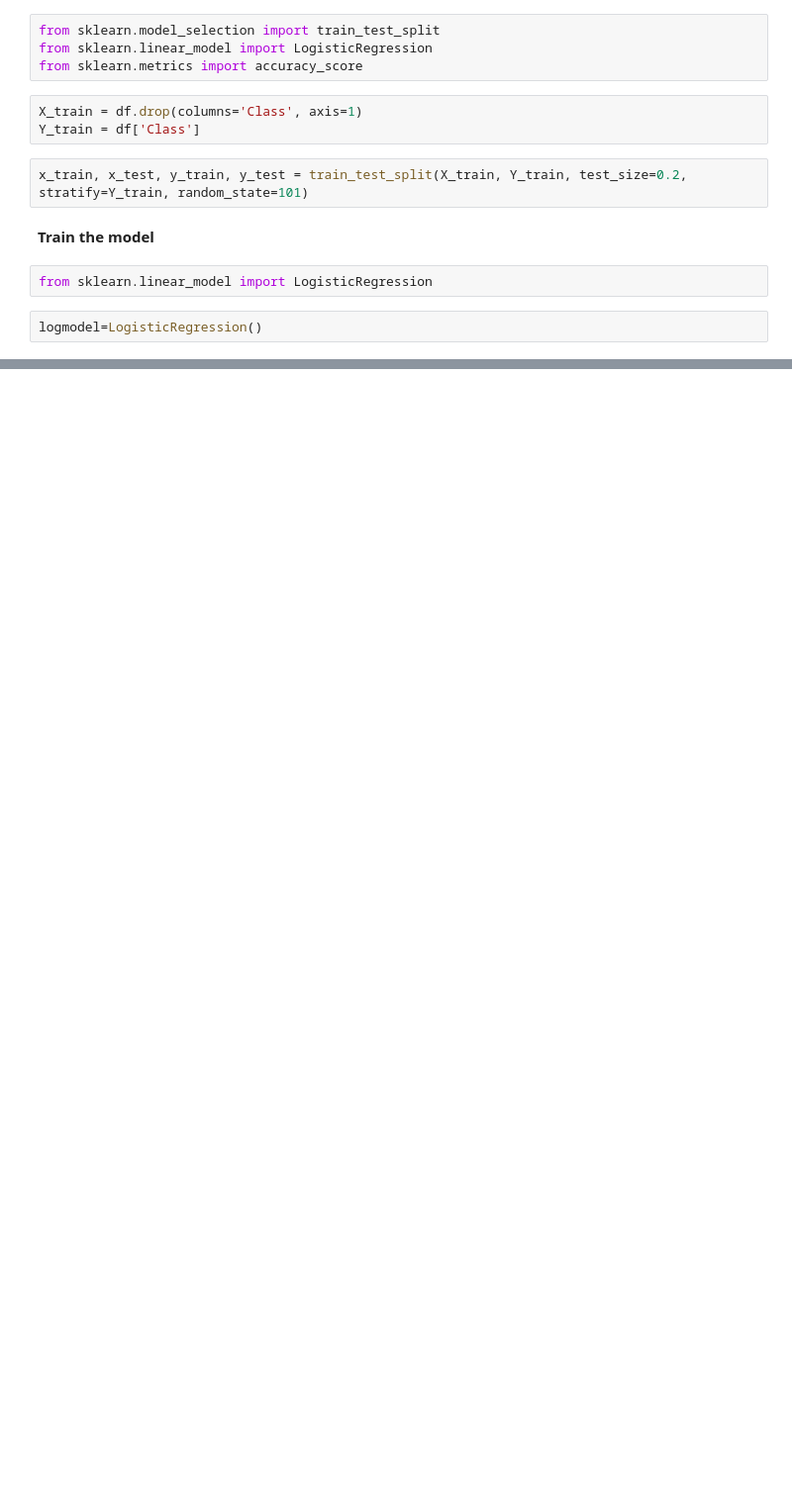
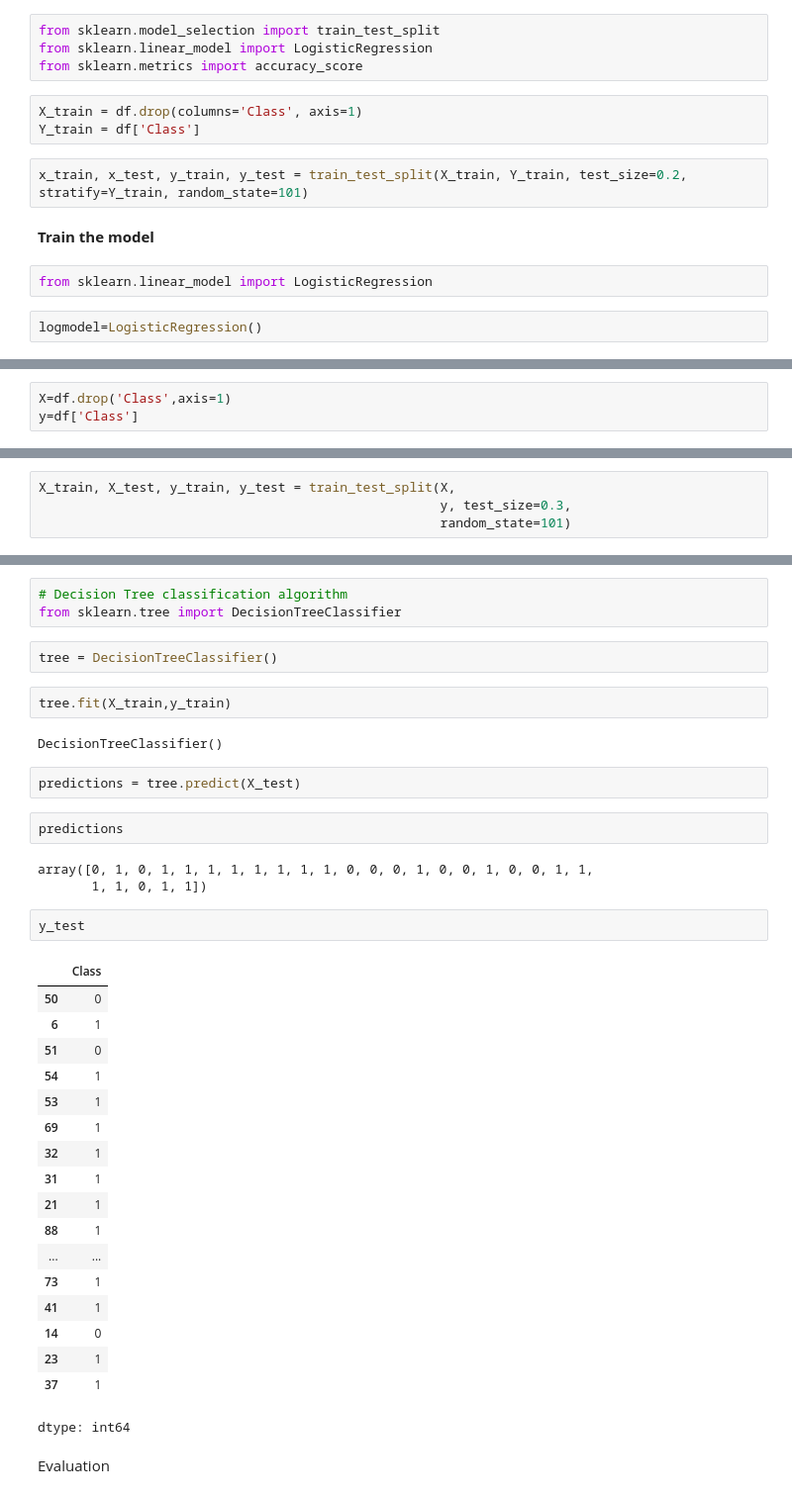
Before and after one commit to parisazeynaly/Space-X-Dataset, a Jupyter notebook: Space_x_Dataset.ipynb, the cells around one changed output, grey strips where cells are left out. Shown at 99% size. Saved outputs shown, nothing was run; the diff lists cells and outputs as text; blank space fills up the shorter version.

```diff
--- a/Space_x_Dataset.ipynb
+++ b/Space_x_Dataset.ipynb
@@ -505,0 +791,3 @@ k nearest
+# %%
+X=df.drop('Class',axis=1)
+y=df['Class']
@@ -505,0 +800,4 @@ k nearest
+# %%
+X_train, X_test, y_train, y_test = train_test_split(X,
+                                                    y, test_size=0.3,
+                                                    random_state=101)
@@ -505,0 +806,39 @@ k nearest
+# %%
+# Decision Tree classification algorithm
+from sklearn.tree import DecisionTreeClassifier
+# %%
+tree = DecisionTreeClassifier()
+# %%
+tree.fit(X_train,y_train)
+# %% [output]
+DecisionTreeClassifier()
+# %%
+predictions = tree.predict(X_test)
+# %%
+predictions
+# %% [output]
+array([0, 1, 0, 1, 1, 1, 1, 1, 1, 1, 1, 0, 0, 0, 1, 0, 0, 1, 0, 0, 1, 1,
+       1, 1, 0, 1, 1])
+# %%
+y_test
+# %% [output]
+|  | Class |
+| 50 | 0 |
+| 6 | 1 |
+| 51 | 0 |
+| 54 | 1 |
+| 53 | 1 |
+| 69 | 1 |
+| 32 | 1 |
+| 31 | 1 |
+| 21 | 1 |
+| 88 | 1 |
+| ... | ... |
+| 73 | 1 |
+| 41 | 1 |
+| 14 | 0 |
+| 23 | 1 |
+| 37 | 1 |
+dtype: int64
+# %% [markdown]
+Evaluation
```
Also changed, not shown: parts of 118 cells of this notebook.
